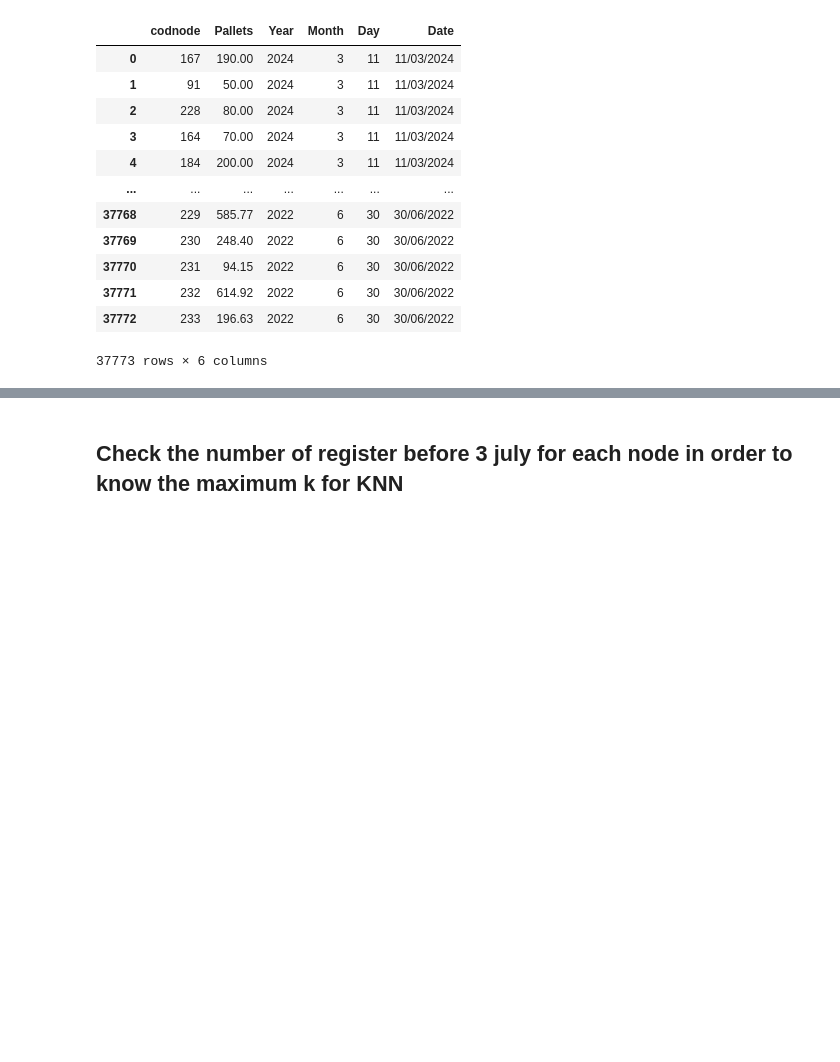
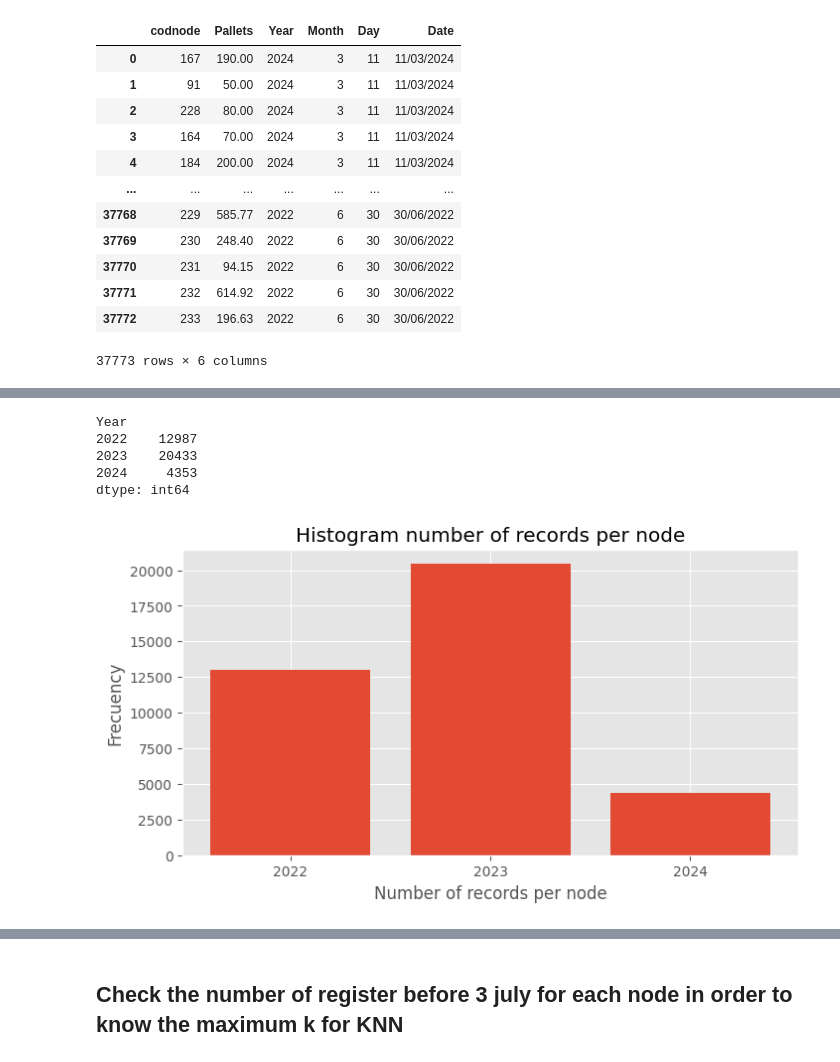
Before and after one commit to critobfer/StocasticOpt, a Jupyter notebook: data/study_data.ipynb, the cells around one changed output, grey strips where cells are left out. Saved outputs shown, nothing was run; the diff lists cells and outputs as text; code cells hidden in the pictures; blank space fills up the shorter version.

```diff
--- a/data/study_data.ipynb
+++ b/data/study_data.ipynb
@@ -43,0 +67,27 @@ Day from which we ensure we have records of all nodes
+# %%
+import matplotlib.pyplot as plt
+
+records = demandData.groupby('Year').size()
+print(records)
+
+# Configurar el estilo 'ggplot'
+plt.style.use('ggplot')
+plt.figure(figsize=(8, 4))
+
+# Crear el histograma
+plt.bar(['2022', '2023', '2024'], records)  # Puedes ajustar el número de contenedores según tus datos
+
+plt.xlabel('Number of records per node')
+plt.ylabel('Frecuency')
+plt.title('Histogram number of records per node')
+
+plt.savefig('histogram_year.pdf')
+
+plt.show()
+# %% [output]
+Year
+2022    12987
+2023    20433
+2024     4353
+dtype: int64
+[figure, added]
```
Also changed, not shown: parts of 12 cells of this notebook, 11 other files.
